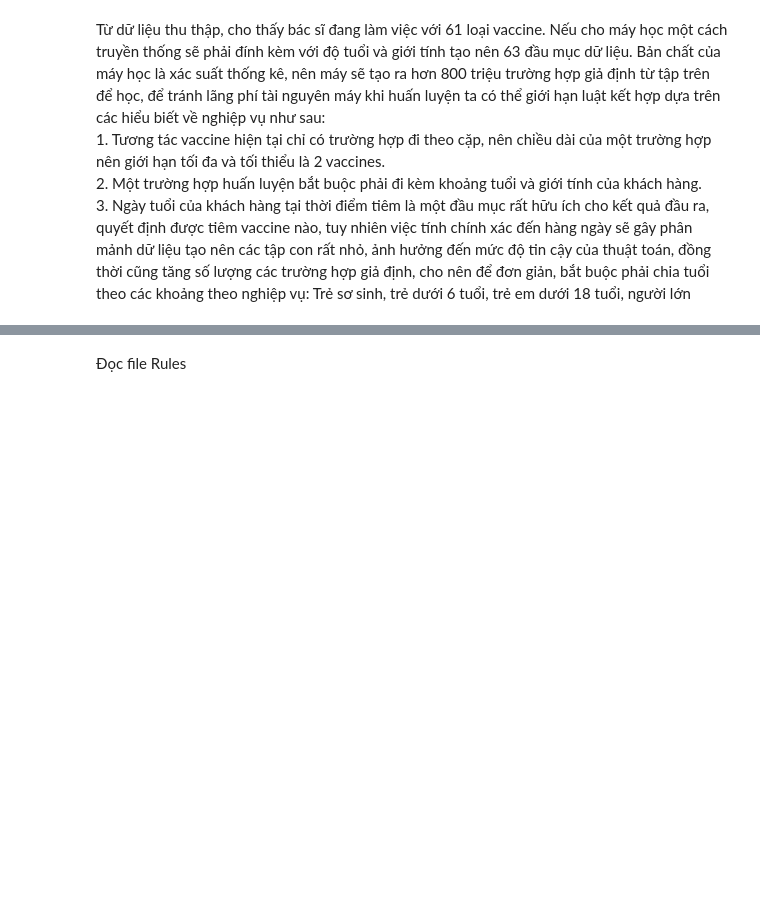
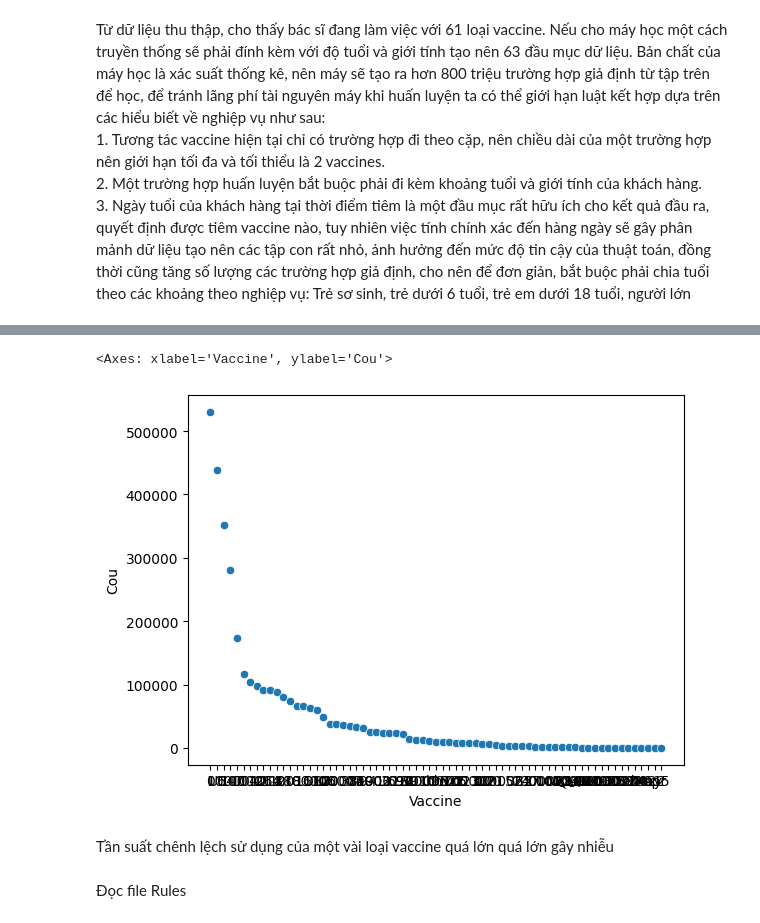
Before and after one commit to bandbu/ARM_Vaccines, a Jupyter notebook: VNVC_rule.ipynb, the cells around one changed output, grey strips where cells are left out. Cells and saved outputs as stored; diff of their text form; code cells hidden in the pictures; blank space fills up the shorter version.

```diff
--- a/VNVC_rule.ipynb
+++ b/VNVC_rule.ipynb
@@ -25,0 +28,6 @@ import matplotlib.pyplot as plt
+# %%
+data=pd.read_csv("c:\Khoa\Git\Association-Rule-Mining\ItemSupport.csv")
+# %%
+data['Cou']=data['Count']*881640
+data = data.sort_values(by="Cou", ascending=False)
+data.head(69)
@@ -26,3 +48,10 @@ import matplotlib.pyplot as plt
+# %%
+sns.scatterplot(x=data['Vaccine'],y=data['Cou'])
+# %% [output]
+<Axes: xlabel='Vaccine', ylabel='Cou'>
+[figure, added]
+# %% [markdown]
+Tần suất chênh lệch sử dụng của một vài loại vaccine quá lớn quá lớn gây nhiễu
 # %% [markdown]
 Đọc file Rules
 # %%
```
Also changed, not shown: parts of 8 cells of this notebook, 4 other files.
